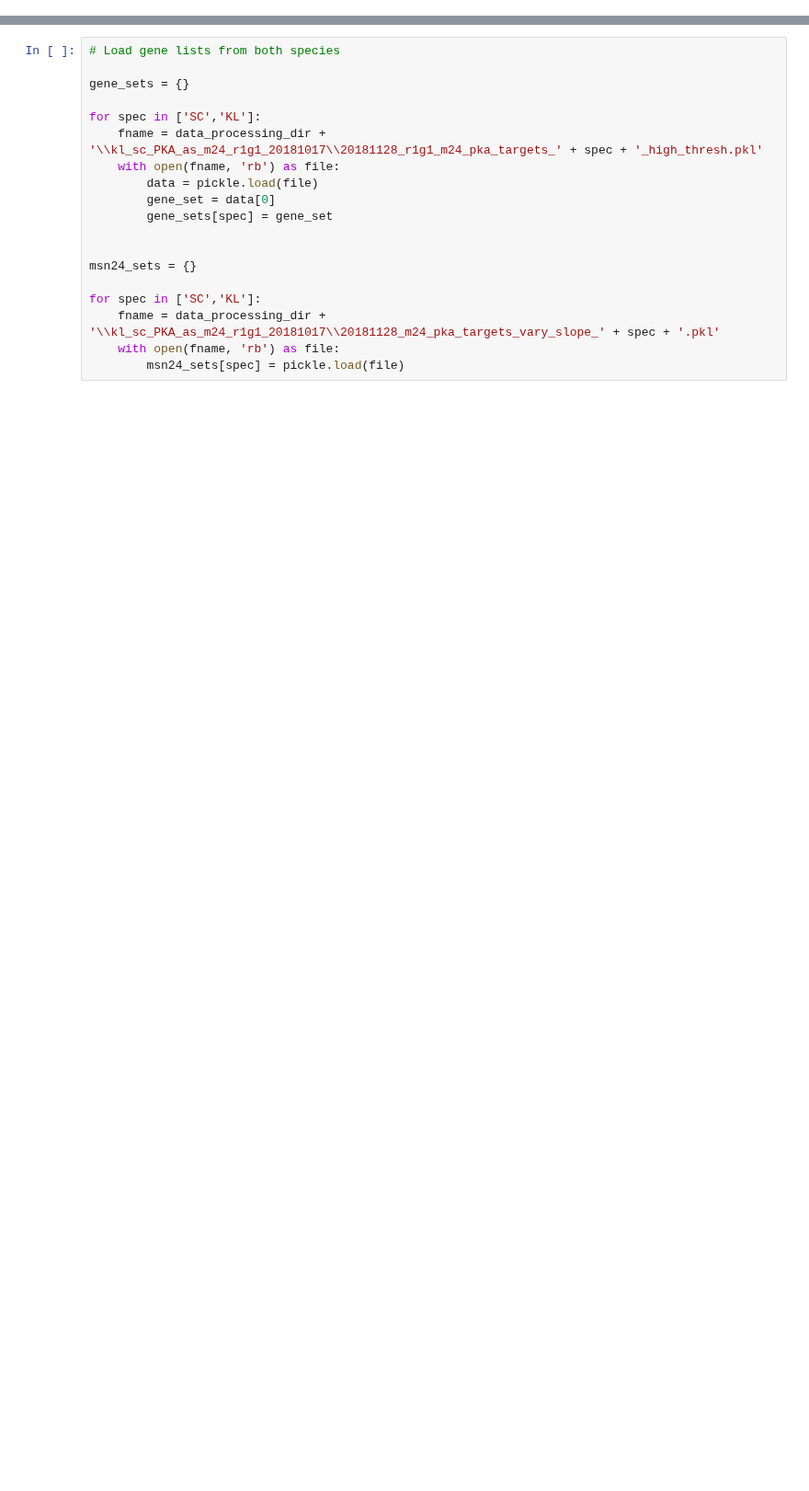
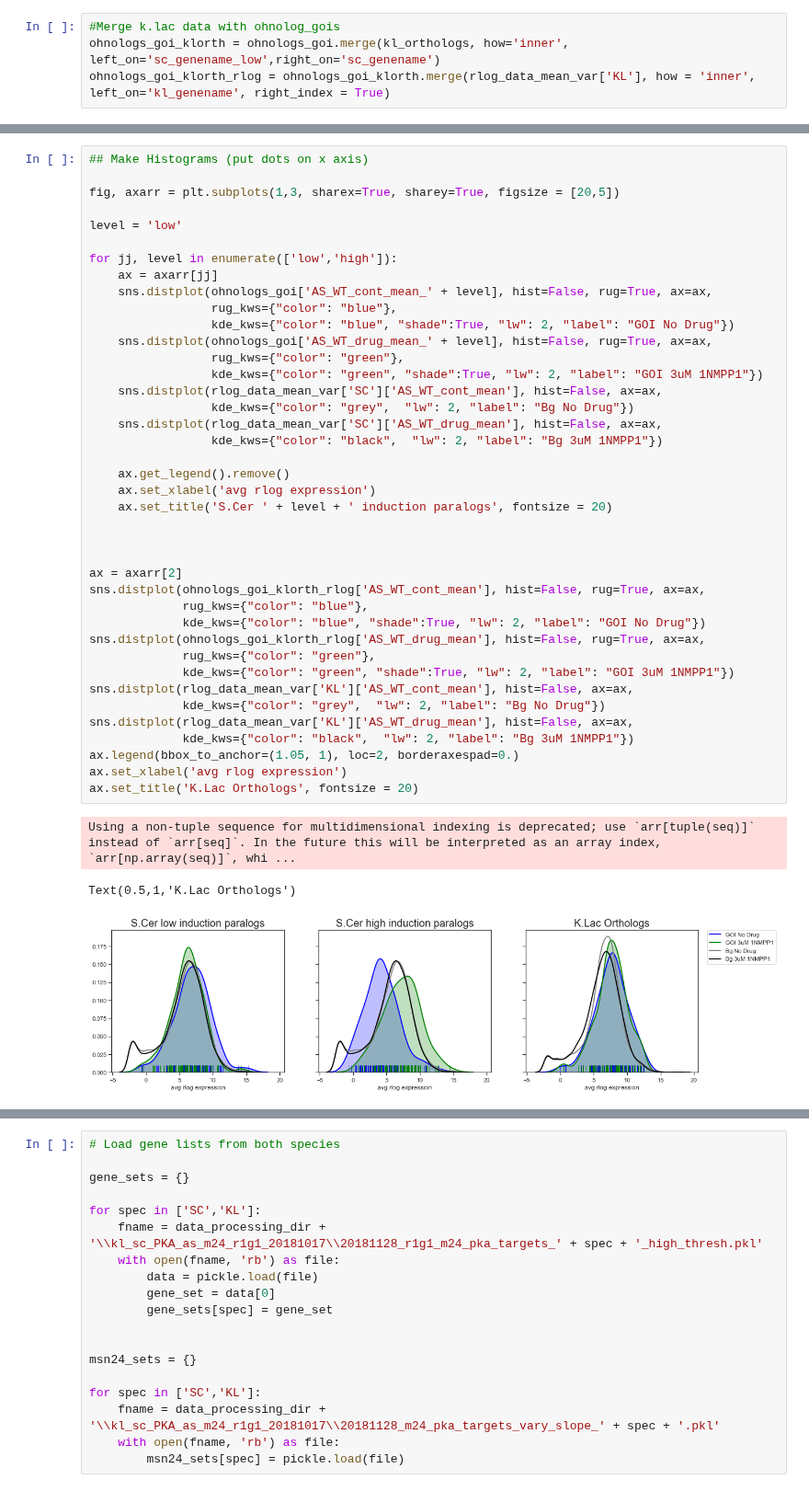
Before and after one commit to heineike02/yeast_esr_expression_analysis, a Jupyter notebook: scripts/20181116_klscpka_r1g1_m24_cross_species_comparison.ipynb, the cells around one changed output, grey strips where cells are left out. Shown at 92% size. Cells and saved outputs as stored; diff of their text form; blank space fills up the shorter version.

```diff
--- a/scripts/20181116_klscpka_r1g1_m24_cross_species_comparison.ipynb
+++ b/scripts/20181116_klscpka_r1g1_m24_cross_species_comparison.ipynb
@@ -214,0 +329,4 @@ kl_sc_PKA_data.loc[kl_sc_PKA_data['SC_common_name']=='YCL048W-A',:]
+# %%
+#Merge k.lac data with ohnolog_gois
+ohnologs_goi_klorth = ohnologs_goi.merge(kl_orthologs, how='inner', left_on='sc_genename_low',right_on='sc_genename')
+ohnologs_goi_klorth_rlog = ohnologs_goi_klorth.merge(rlog_data_mean_var['KL'], how = 'inner', left_on='kl_genename', right_index = True)
@@ -214,0 +337,44 @@ kl_sc_PKA_data.loc[kl_sc_PKA_data['SC_common_name']=='YCL048W-A',:]
+# %%
+## Make Histograms (put dots on x axis)
+
+fig, axarr = plt.subplots(1,3, sharex=True, sharey=True, figsize = [20,5])
+
+level = 'low'
+
+for jj, level in enumerate(['low','high']):
+    ax = axarr[jj]
+    sns.distplot(ohnologs_goi['AS_WT_cont_mean_' + level], hist=False, rug=True, ax=ax,
+                 rug_kws={"color": "blue"},
+                 kde_kws={"color": "blue", "shade":True, "lw": 2, "label": "GOI No Drug"})
+    sns.distplot(ohnologs_goi['AS_WT_drug_mean_' + level], hist=False, rug=True, ax=ax,
+                 rug_kws={"color": "green"},
+                 kde_kws={"color": "green", "shade":True, "lw": 2, "label": "GOI 3uM 1NMPP1"})
+    sns.distplot(rlog_data_mean_var['SC']['AS_WT_cont_mean'], hist=False, ax=ax,
+                 kde_kws={"color": "grey",  "lw": 2, "label": "Bg No Drug"})
+    sns.distplot(rlog_data_mean_var['SC']['AS_WT_drug_mean'], hist=False, ax=ax,
+                 kde_kws={"color": "black",  "lw": 2, "label": "Bg 3uM 1NMPP1"})
+
+    ax.get_legend().remove()
+    ax.set_xlabel('avg rlog expression')
+    ax.set_title('S.Cer ' + level + ' induction paralogs', fontsize = 20)
+
+
+
+ax = axarr[2]
+sns.distplot(ohnologs_goi_klorth_rlog['AS_WT_cont_mean'], hist=False, rug=True, ax=ax,
+             rug_kws={"color": "blue"},
+             kde_kws={"color": "blue", "shade":True, "lw": 2, "label": "GOI No Drug"})
+sns.distplot(ohnologs_goi_klorth_rlog['AS_WT_drug_mean'], hist=False, rug=True, ax=ax,
+             rug_kws={"color": "green"},
+             kde_kws={"color": "green", "shade":True, "lw": 2, "label": "GOI 3uM 1NMPP1"})
+sns.distplot(rlog_data_mean_var['KL']['AS_WT_cont_mean'], hist=False, ax=ax,
+             kde_kws={"color": "grey",  "lw": 2, "label": "Bg No Drug"})
+sns.distplot(rlog_data_mean_var['KL']['AS_WT_drug_mean'], hist=False, ax=ax,
+             kde_kws={"color": "black",  "lw": 2, "label": "Bg 3uM 1NMPP1"})
+ax.legend(bbox_to_anchor=(1.05, 1), loc=2, borderaxespad=0.)
+ax.set_xlabel('avg rlog expression')
+ax.set_title('K.Lac Orthologs', fontsize = 20)
+# %% [output]
+Using a non-tuple sequence for multidimensional indexing is deprecated; use `arr[tuple(seq)]` instead of `arr[seq]`. In the future this will be interpreted as an array index, `arr[np.array(seq)]`, whi ...
+Text(0.5,1,'K.Lac Orthologs')
+[figure, added]
```
Also changed, not shown: parts of 15 cells of this notebook, 10 other files.
